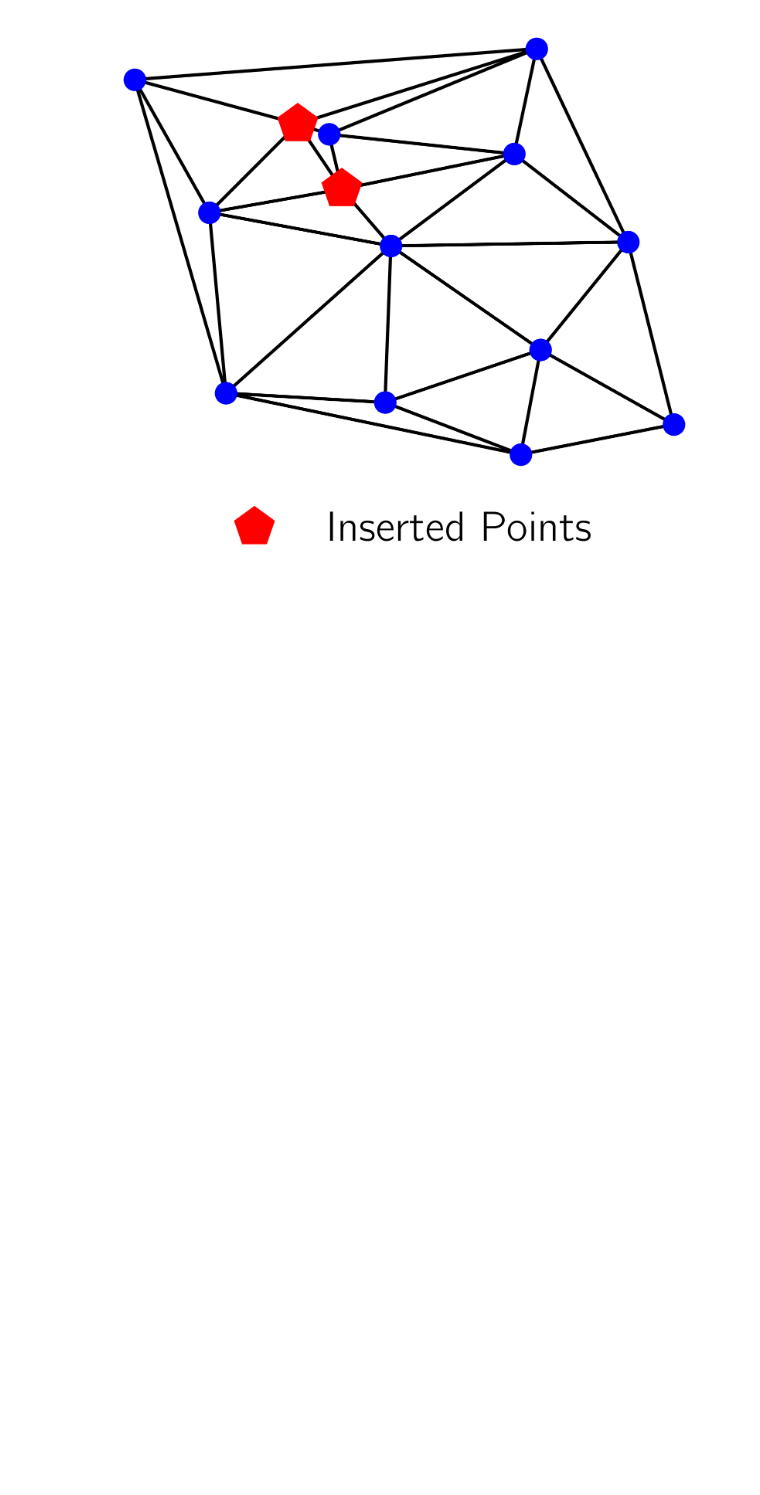
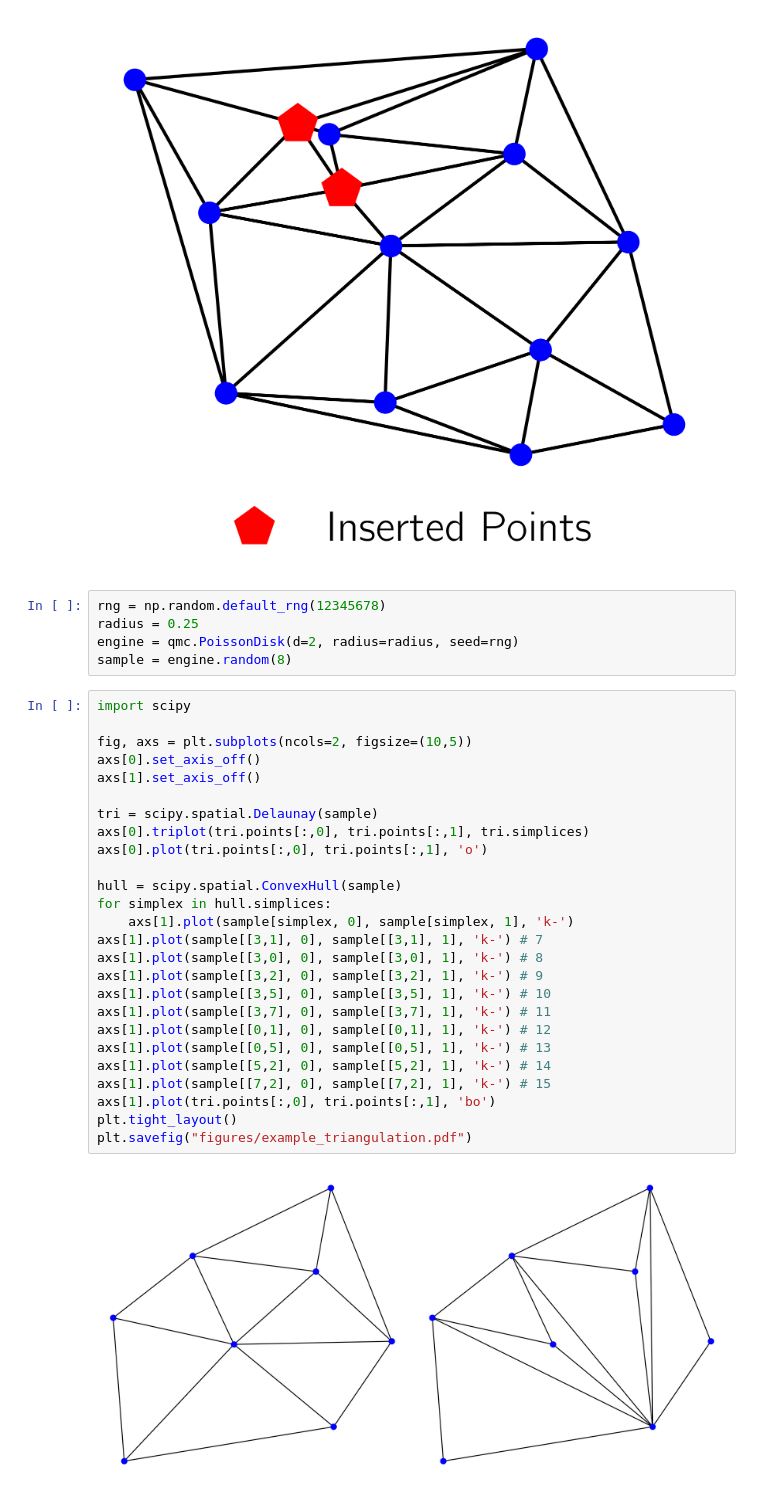
Before and after one commit to j-bowhay/Poles-and-Roots, a Jupyter notebook: notebooks/triangulation_figures.ipynb, the cells around one changed output. Cells and saved outputs as stored; diff of their text form; blank space fills up the shorter version.

```diff
--- a/notebooks/triangulation_figures.ipynb
+++ b/notebooks/triangulation_figures.ipynb
@@ -129,3 +129,36 @@ ax.set_axis_off()
 plt.savefig("figures/post_destroy_edge.pdf")
 # %% [output]
 [figure]
+# %%
+rng = np.random.default_rng(12345678)
+radius = 0.25
+engine = qmc.PoissonDisk(d=2, radius=radius, seed=rng)
+sample = engine.random(8)
+# %%
+import scipy
+
+fig, axs = plt.subplots(ncols=2, figsize=(10,5))
+axs[0].set_axis_off()
+axs[1].set_axis_off()
+
+tri = scipy.spatial.Delaunay(sample)
+axs[0].triplot(tri.points[:,0], tri.points[:,1], tri.simplices)
+axs[0].plot(tri.points[:,0], tri.points[:,1], 'o')
+
+hull = scipy.spatial.ConvexHull(sample)
+for simplex in hull.simplices:
+    axs[1].plot(sample[simplex, 0], sample[simplex, 1], 'k-')
+axs[1].plot(sample[[3,1], 0], sample[[3,1], 1], 'k-') # 7
+axs[1].plot(sample[[3,0], 0], sample[[3,0], 1], 'k-') # 8
+axs[1].plot(sample[[3,2], 0], sample[[3,2], 1], 'k-') # 9
+axs[1].plot(sample[[3,5], 0], sample[[3,5], 1], 'k-') # 10
+axs[1].plot(sample[[3,7], 0], sample[[3,7], 1], 'k-') # 11
+axs[1].plot(sample[[0,1], 0], sample[[0,1], 1], 'k-') # 12
+axs[1].plot(sample[[0,5], 0], sample[[0,5], 1], 'k-') # 13
+axs[1].plot(sample[[5,2], 0], sample[[5,2], 1], 'k-') # 14
+axs[1].plot(sample[[7,2], 0], sample[[7,2], 1], 'k-') # 15
+axs[1].plot(tri.points[:,0], tri.points[:,1], 'bo')
+plt.tight_layout()
+plt.savefig("figures/example_triangulation.pdf")
+# %% [output]
+[figure, added]
```
Also changed, not shown: parts of 1 cell of this notebook, 13 other files.
